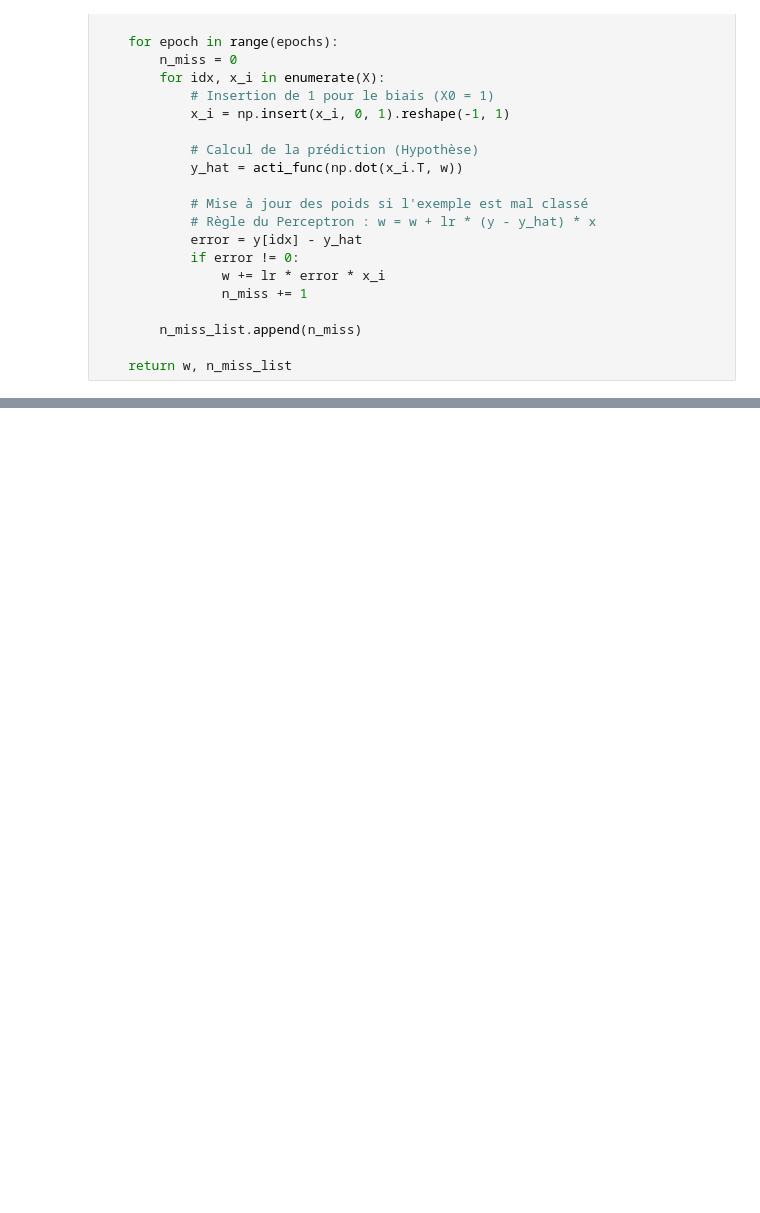
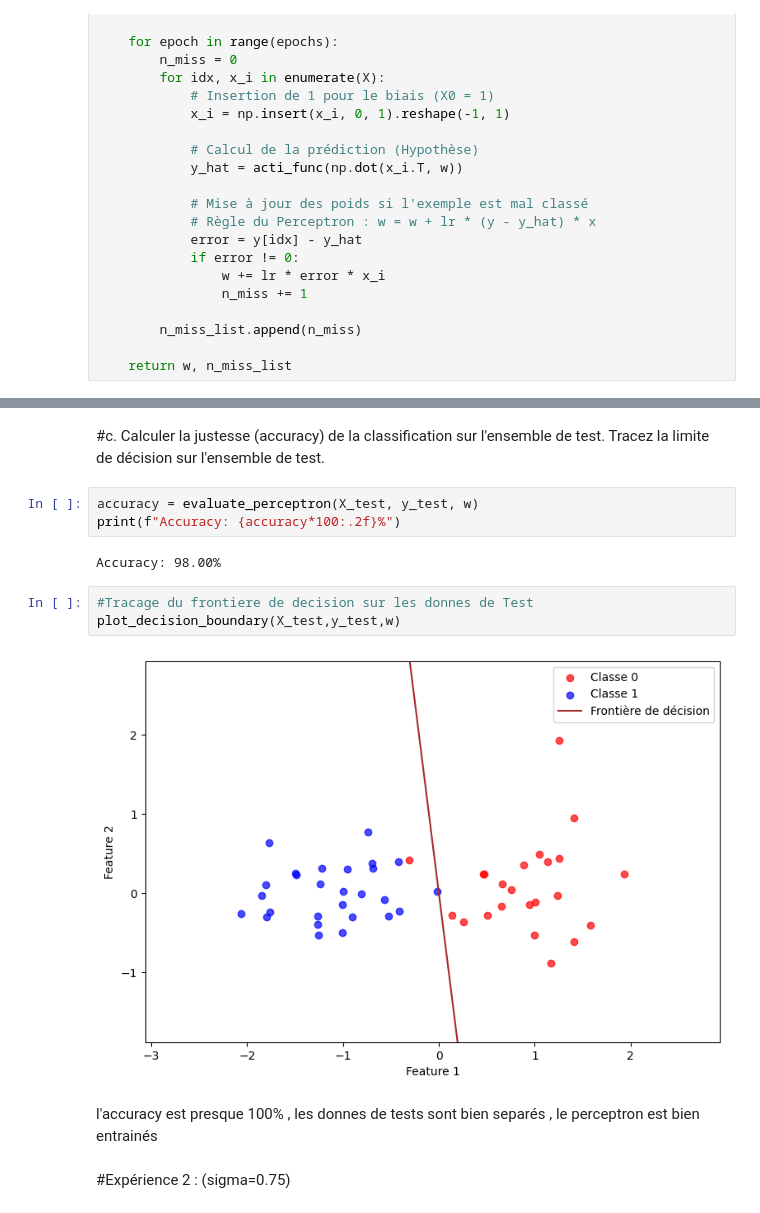
Before and after one commit to MuYing-11/Deep-Learning, a Jupyter notebook: Lab1/perceptron.ipynb, the cells around one changed output, grey strips where cells are left out. Saved outputs shown, nothing was run; the diff lists cells and outputs as text; blank space fills up the shorter version.

```diff
--- a/Lab1/perceptron.ipynb
+++ b/Lab1/perceptron.ipynb
@@ -95,0 +245,16 @@ plot_decision_boundary(X,y,w)
+# %% [markdown]
+#c. Calculer la justesse (accuracy) de la classification sur l'ensemble de test. Tracez la limite de décision sur l'ensemble de test.
+# %%
+accuracy = evaluate_perceptron(X_test, y_test, w)
+print(f"Accuracy: {accuracy*100:.2f}%")
+# %% [output]
+Accuracy: 98.00%
+# %%
+#Tracage du frontiere de decision sur les donnes de Test
+plot_decision_boundary(X_test,y_test,w)
+# %% [output]
+[figure, added]
+# %% [markdown]
+l'accuracy est presque 100%  , les donnes de tests sont bien separés , le perceptron est bien entrainés
+# %% [markdown]
+#Expérience 2 : (sigma=0.75)
```
Also changed, not shown: parts of 45 cells of this notebook.
